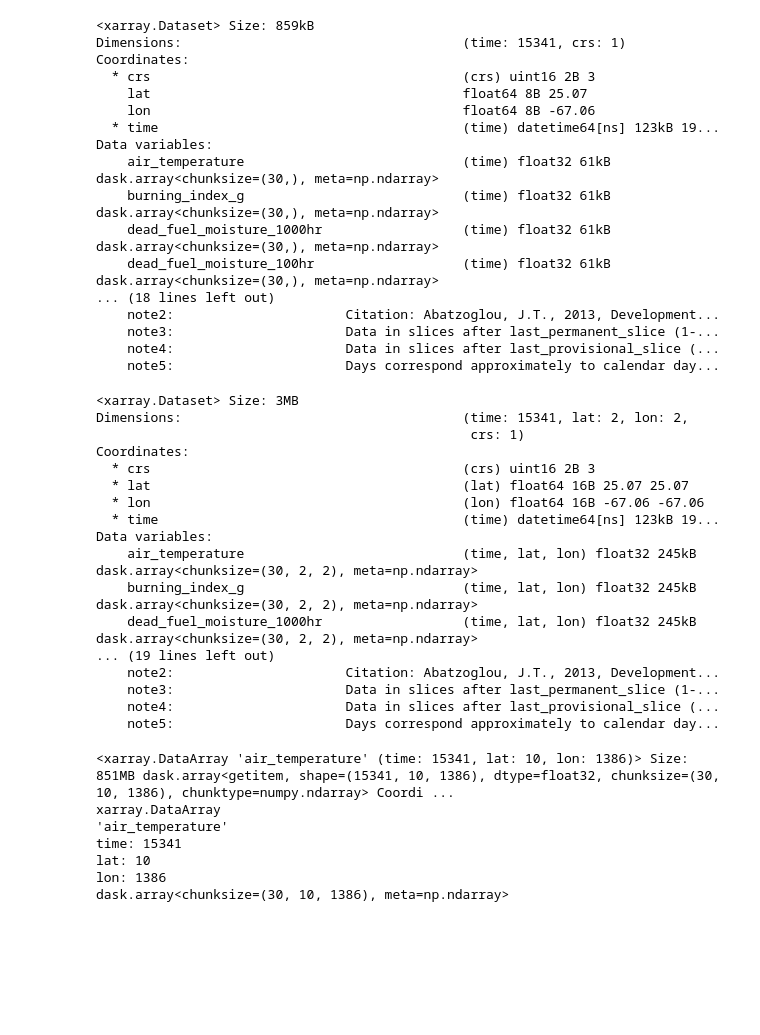
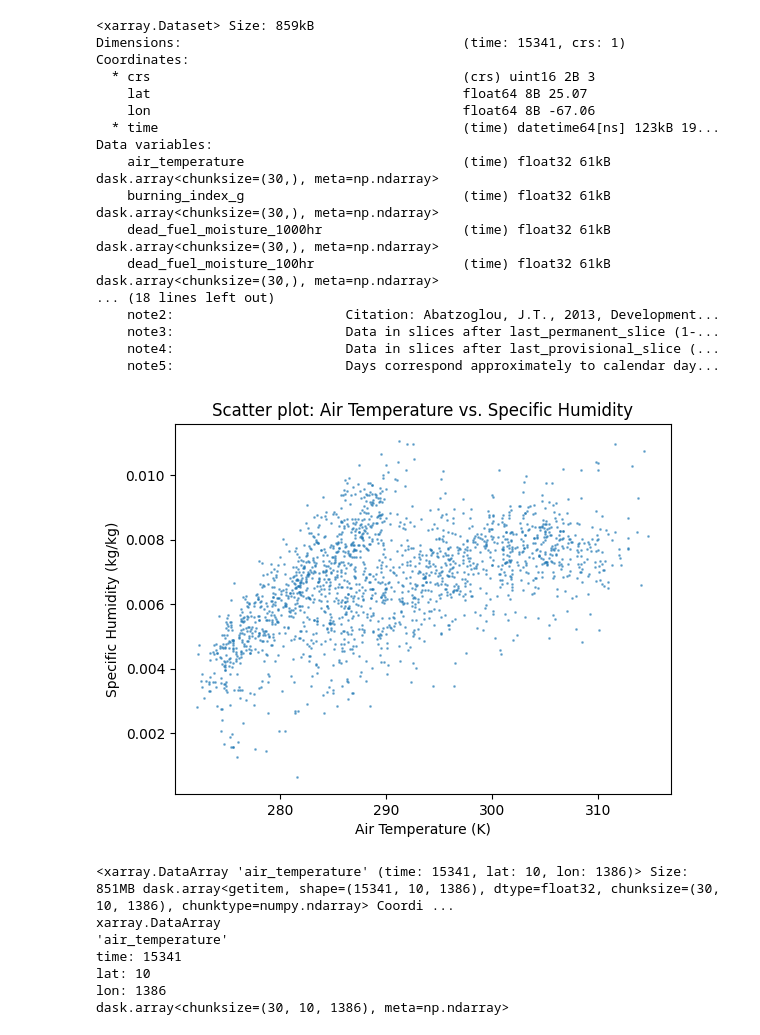
Before and after one commit to BOYSABIO/Huckleberry-Habitat-Suitability-Model, a Jupyter notebook: notebooks/test.ipynb, the cells around one changed output. Cells and saved outputs as stored; diff of their text form; code cells hidden in the pictures; blank space fills up the shorter version.

Commit message:
Further xarray exploration

```diff
--- a/notebooks/test.ipynb
+++ b/notebooks/test.ipynb
@@ -98,26 +103,42 @@ Data variables:
     note3:                      Data in slices after last_permanent_slice (1-...
     note4:                      Data in slices after last_provisional_slice (...
     note5:                      Days correspond approximately to calendar day...
-# %%
-ds.sel(lon=[32,34], lat=[-119,-120], method='nearest')
-# %% [output]
-<xarray.Dataset> Size: 3MB
-Dimensions:                                    (time: 15341, lat: 2, lon: 2,
-                                                crs: 1)
-Coordinates:
-  * crs                                        (crs) uint16 2B 3
-  * lat                                        (lat) float64 16B 25.07 25.07
-  * lon                                        (lon) float64 16B -67.06 -67.06
-  * time                                       (time) datetime64[ns] 123kB 19...
-Data variables:
-    air_temperature                            (time, lat, lon) float32 245kB dask.array<chunksize=(30, 2, 2), meta=np.ndarray>
-    burning_index_g                            (time, lat, lon) float32 245kB dask.array<chunksize=(30, 2, 2), meta=np.ndarray>
-    dead_fuel_moisture_1000hr                  (time, lat, lon) float32 245kB dask.array<chunksize=(30, 2, 2), meta=np.ndarray>
-... (19 lines left out)
-    note2:                      Citation: Abatzoglou, J.T., 2013, Development...
-    note3:                      Data in slices after last_permanent_slice (1-...
-    note4:                      Data in slices after last_provisional_slice (...
-    note5:                      Days correspond approximately to calendar day...
+# %%
+import pandas as pd
+
+# Get the most recent date in the dataset
+end_date = ds.time.max()
+# Calculate start date (5 years before end date)
+start_date = end_date - pd.Timedelta(days=5*365)
+
+# First select the time range
+time_slice = ds.sel(time=slice(start_date, end_date))
+
+# Then select the location using nearest method
+result = time_slice.sel(
+    lat=38,
+    lon=-122,
+    method='nearest'
+)
+# %%
+import matplotlib.pyplot as plt
+import numpy as np
+
+x = result['air_temperature'].values.flatten()
+y = result['specific_humidity'].values.flatten()
+
+# Optionally, mask out NaNs
+mask = ~np.isnan(x) & ~np.isnan(y)
+x = x[mask]
+y = y[mask]
+
+plt.scatter(x, y, alpha=0.5, s=1)
+plt.xlabel('Air Temperature (K)')
+plt.ylabel('Specific Humidity (kg/kg)')
+plt.title('Scatter plot: Air Temperature vs. Specific Humidity')
+plt.show()
+# %% [output]
+[figure, added]
 # %%
 ds.air_temperature.isel(lat=slice(10))
 # %% [output]
```
Also changed, not shown: parts of 3 cells of this notebook.
